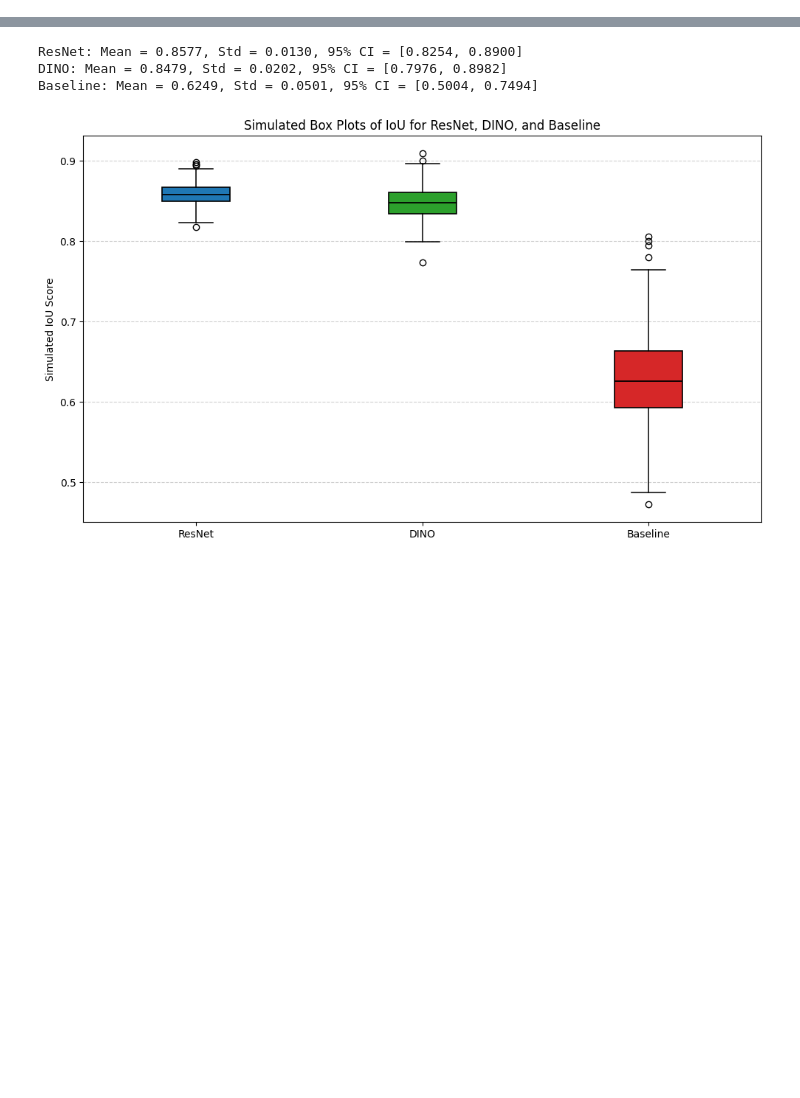
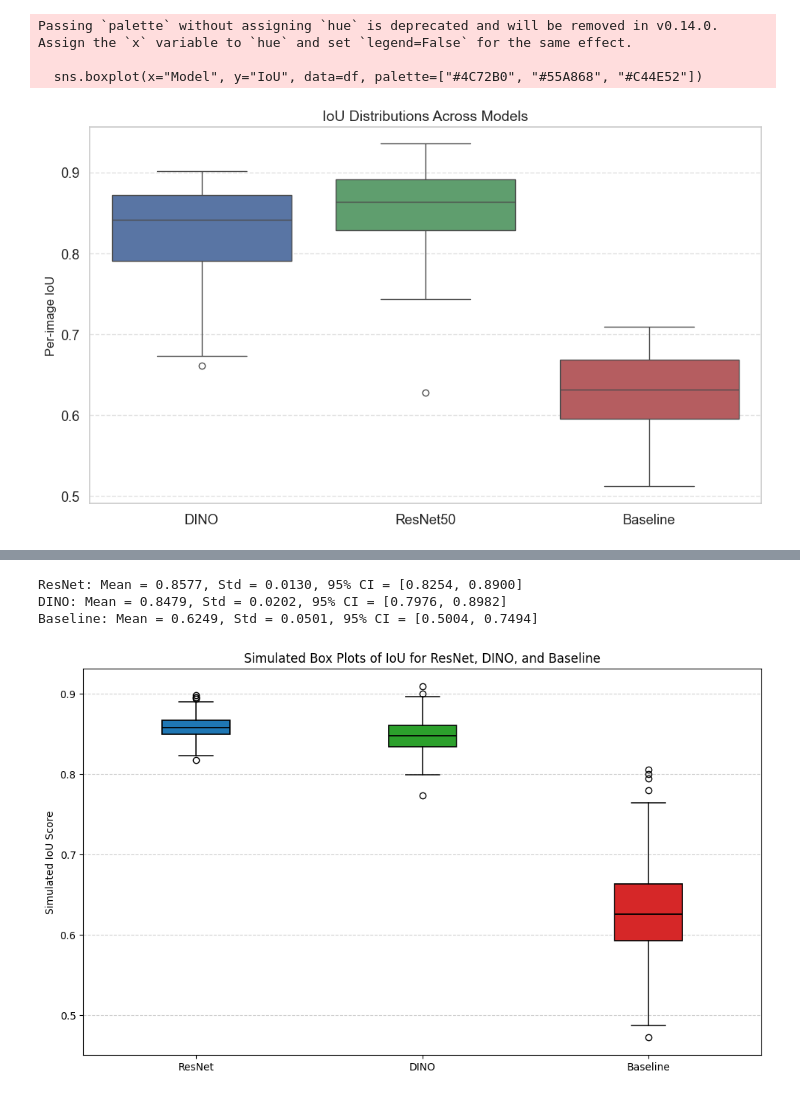
Before and after one commit to Alfred-Aqraou/nk-cell-segmentation, a Jupyter notebook: stats_test.ipynb, the cells around one changed output, grey strips where cells are left out. Drawn from its saved outputs; the diff is of its cells as text; code cells hidden in the pictures; blank space fills up the shorter version.

```diff
--- a/stats_test.ipynb
+++ b/stats_test.ipynb
@@ -5,3 +5,41 @@ import matplotlib.pyplot as plt
 import seaborn as sns
 import scipy.stats as stats
 import os
+# %%
+import pandas as pd
+import matplotlib.pyplot as plt
+import seaborn as sns
+import numpy as np
+
+# Define model file paths
+iou_paths = {
+    "DINO": [f"exports/dino/dino_np/dino_fdnzv5c2_e399_per_image_iou_fold{fold}.npy" for fold in range(1, 6)],
+    "ResNet50": [f"exports/unet/resnet_np/resnet50_per_image_iou_fold{fold}.npy" for fold in range(1, 6)],
+    "Baseline": [f"exports/baseline/baseline_np/per_image_iou_fold{fold}_baseline.npy" for fold in range(1, 6)],
+}
+
+# Load data and create a clean DataFrame
+data = []
+for model_name, file_list in iou_paths.items():
+    for file_path in file_list:
+        ious = np.load(file_path)
+        for score in ious:
+            data.append({"Model": model_name, "IoU": score})
+
+df = pd.DataFrame(data)
+
+# Plot
+sns.set(style="whitegrid", font_scale=1.2)
+plt.figure(figsize=(10, 6))
+sns.boxplot(x="Model", y="IoU", data=df, palette=["#4C72B0", "#55A868", "#C44E52"])
+plt.title("IoU Distributions Across Models", fontsize=14)
+plt.ylabel("Per-image IoU", fontsize=12)
+plt.xlabel("")
+plt.grid(axis='y', linestyle='--', alpha=0.6)
+plt.tight_layout()
+plt.show()
+# %% [output]
+Passing `palette` without assigning `hue` is deprecated and will be removed in v0.14.0. Assign the `x` variable to `hue` and set `legend=False` for the same effect.
+
+  sns.boxplot(x="Model", y="IoU", data=df, palette=["#4C72B0", "#55A868", "#C44E52"])
+[figure, added]
```
Also changed, not shown: parts of 6 cells of this notebook, 15 other files.
